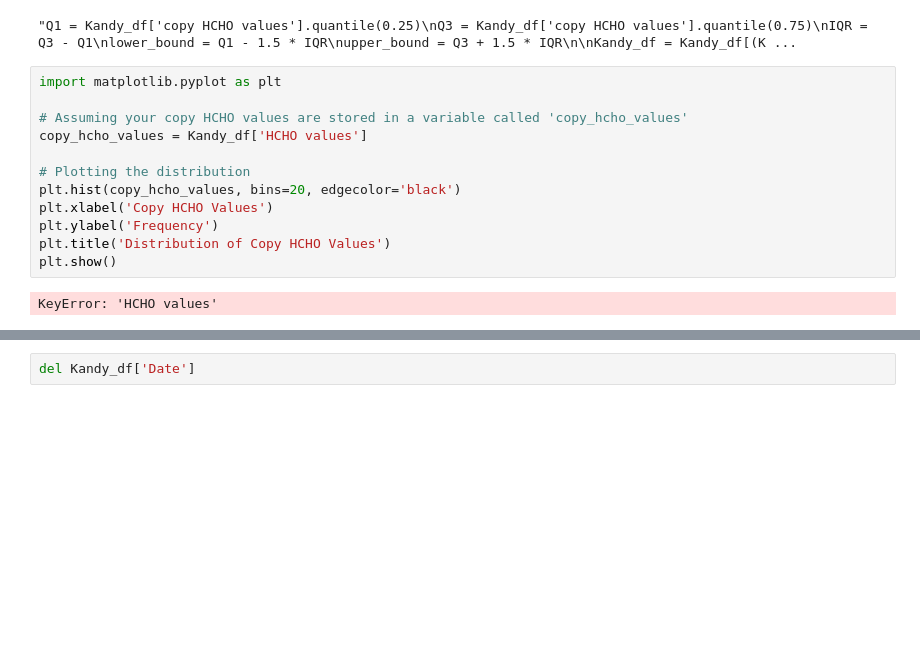
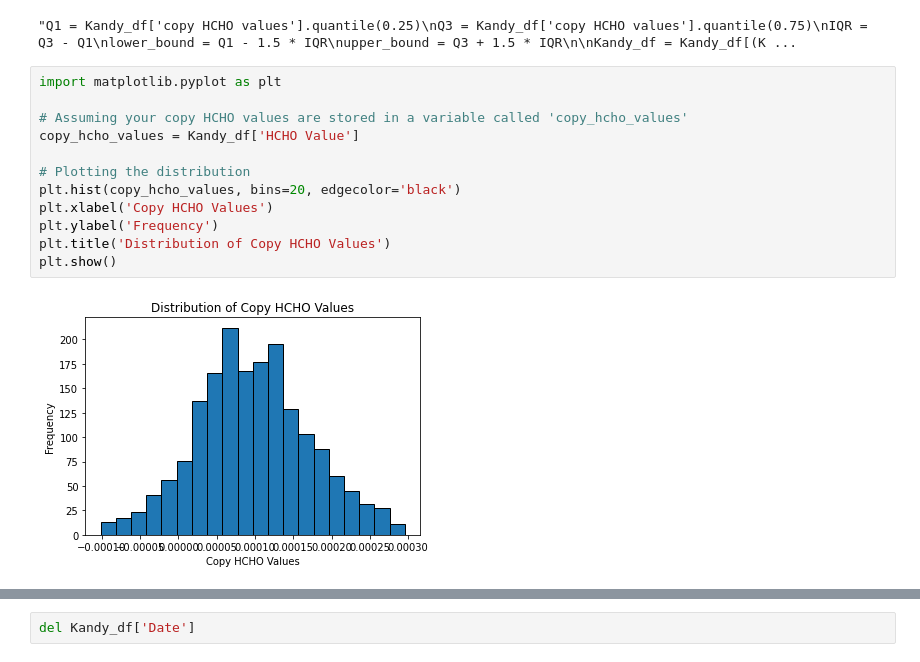
Before and after one commit to Praveen-Rajes/Analyzing-HCHO-Gas-Levels-in-Sri-Lanka-ARIMA, a Jupyter notebook: Data_Preprocessing.ipynb, the cells around one changed output, grey strips where cells are left out. Cells and saved outputs as stored; diff of their text form; blank space fills up the shorter version.

```diff
--- a/Data_Preprocessing.ipynb
+++ b/Data_Preprocessing.ipynb
@@ -432,17 +446,17 @@ sns.boxplot(Kandy_df['copy HCHO values'])
 # %%
 import matplotlib.pyplot as plt
 
 # Assuming your copy HCHO values are stored in a variable called 'copy_hcho_values'
-copy_hcho_values = Kandy_df['HCHO values']
+copy_hcho_values = Kandy_df['HCHO Value']
 
 # Plotting the distribution
 plt.hist(copy_hcho_values, bins=20, edgecolor='black')
 plt.xlabel('Copy HCHO Values')
 plt.ylabel('Frequency')
 plt.title('Distribution of Copy HCHO Values')
 plt.show()
 # %% [output]
-KeyError: 'HCHO values'
+[figure, added]
 # %%
 Kandy_df['copy HCHO values'].plot(kind='kde')
 # %% [output]
```
Also changed, not shown: parts of 35 cells of this notebook.
